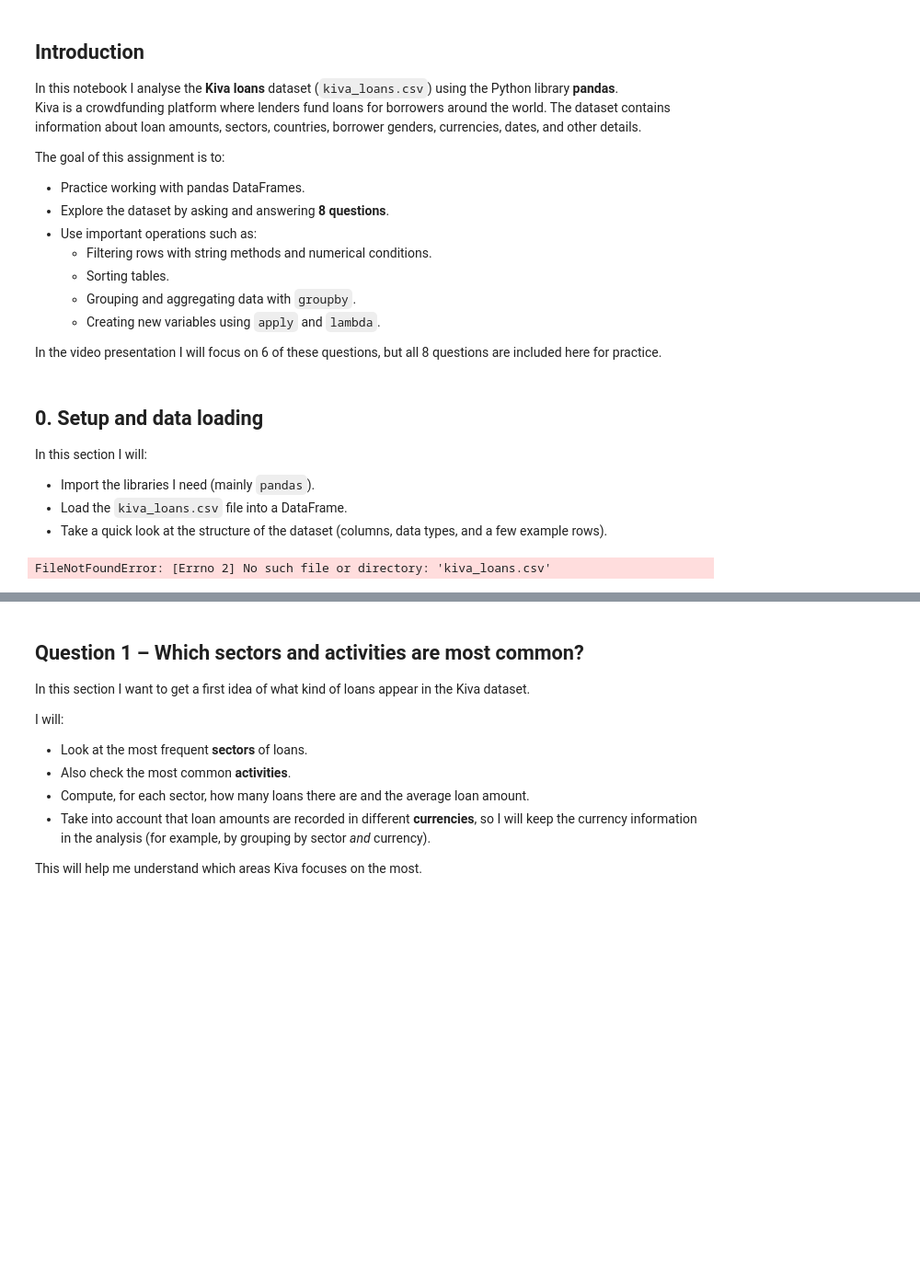
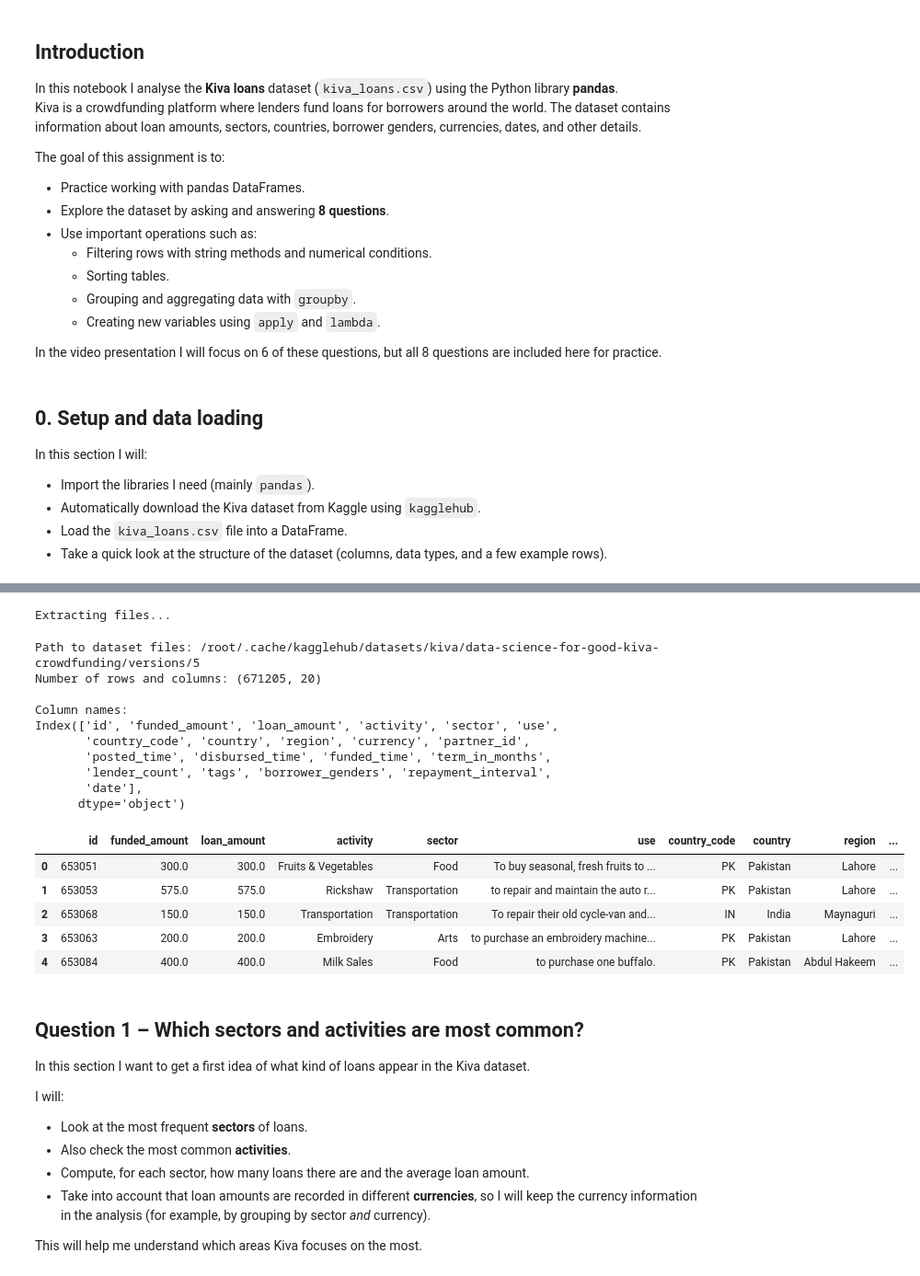
Before and after one commit to asternoeld/introduction-to-python, a Jupyter notebook: kiva_loans_analysis_aster.ipynb, the cells around one changed output, grey strips where cells are left out. Shown at 92% size. Drawn from its saved outputs; the diff is of its cells as text; code cells hidden in the pictures; blank space fills up the shorter version.

```diff
--- a/kiva_loans_analysis_aster.ipynb
+++ b/kiva_loans_analysis_aster.ipynb
@@ -27,16 +27,36 @@ In the video presentation I will focus on 6 of these questions, but all 8 questi
 ## 0. Setup and data loading
 
 In this section I will:
+
 - Import the libraries I need (mainly `pandas`).
+- Automatically download the Kiva dataset from Kaggle using `kagglehub`.
 - Load the `kiva_loans.csv` file into a DataFrame.
 - Take a quick look at the structure of the dataset (columns, data types, and a few example rows).
-# %%
-import pandas as pd
-
-# If the CSV is in the same folder as your notebook:
-df = pd.read_csv("kiva_loans.csv")
-
-# Take a quick look at the data
-df.head()
-# %% [output]
-FileNotFoundError: [Errno 2] No such file or directory: 'kiva_loans.csv'
+# %%
+# 0. Setup and data loading
+
+# Install kagglehub (only needs to run once per session)
+!pip install kagglehub --quiet
+
+import os
+import pandas as pd
+import kagglehub
+
+# Download latest version of the Kiva dataset from Kaggle
+path = kagglehub.dataset_download("kiva/data-science-for-good-kiva-crowdfunding")
+print("Path to dataset files:", path)
+
+# Build the full path to the main CSV file
+csv_path = os.path.join(path, "kiva_loans.csv")
+
+# Load the CSV into a pandas DataFrame
+df = pd.read_csv(csv_path)
+
+# Quick checks on the data
+print("Number of rows and columns:", df.shape)
+print("\nColumn names:")
+print(df.columns)
+
+# Look at the first 5 rows
+df.head()
+# %% [output]
@@ -43,3 +64,20 @@ FileNotFoundError: [Errno 2] No such file or directory: 'kiva_loans.csv'
+Extracting files...
+Path to dataset files: /root/.cache/kagglehub/datasets/kiva/data-science-for-good-kiva-crowdfunding/versions/5
+Number of rows and columns: (671205, 20)
+
+Column names:
+Index(['id', 'funded_amount', 'loan_amount', 'activity', 'sector', 'use',
+       'country_code', 'country', 'region', 'currency', 'partner_id',
+       'posted_time', 'disbursed_time', 'funded_time', 'term_in_months',
+       'lender_count', 'tags', 'borrower_genders', 'repayment_interval',
+       'date'],
+      dtype='object')
+|  | id | funded_amount | loan_amount | activity | sector | use | country_code | country | region | ... |
+| 0 | 653051 | 300.0 | 300.0 | Fruits & Vegetables | Food | To buy seasonal, fresh fruits to ... | PK | Pakistan | Lahore | ... |
+| 1 | 653053 | 575.0 | 575.0 | Rickshaw | Transportation | to repair and maintain the auto r... | PK | Pakistan | Lahore | ... |
+| 2 | 653068 | 150.0 | 150.0 | Transportation | Transportation | To repair their old cycle-van and... | IN | India | Maynaguri | ... |
+| 3 | 653063 | 200.0 | 200.0 | Embroidery | Arts | to purchase an embroidery machine... | PK | Pakistan | Lahore | ... |
+| 4 | 653084 | 400.0 | 400.0 | Milk Sales | Food | to purchase one buffalo. | PK | Pakistan | Abdul Hakeem | ... |
 # %% [markdown]
 ## Question 1 – Which sectors and activities are most common?
 
```
Also changed, not shown: parts of 46 cells of this notebook.
